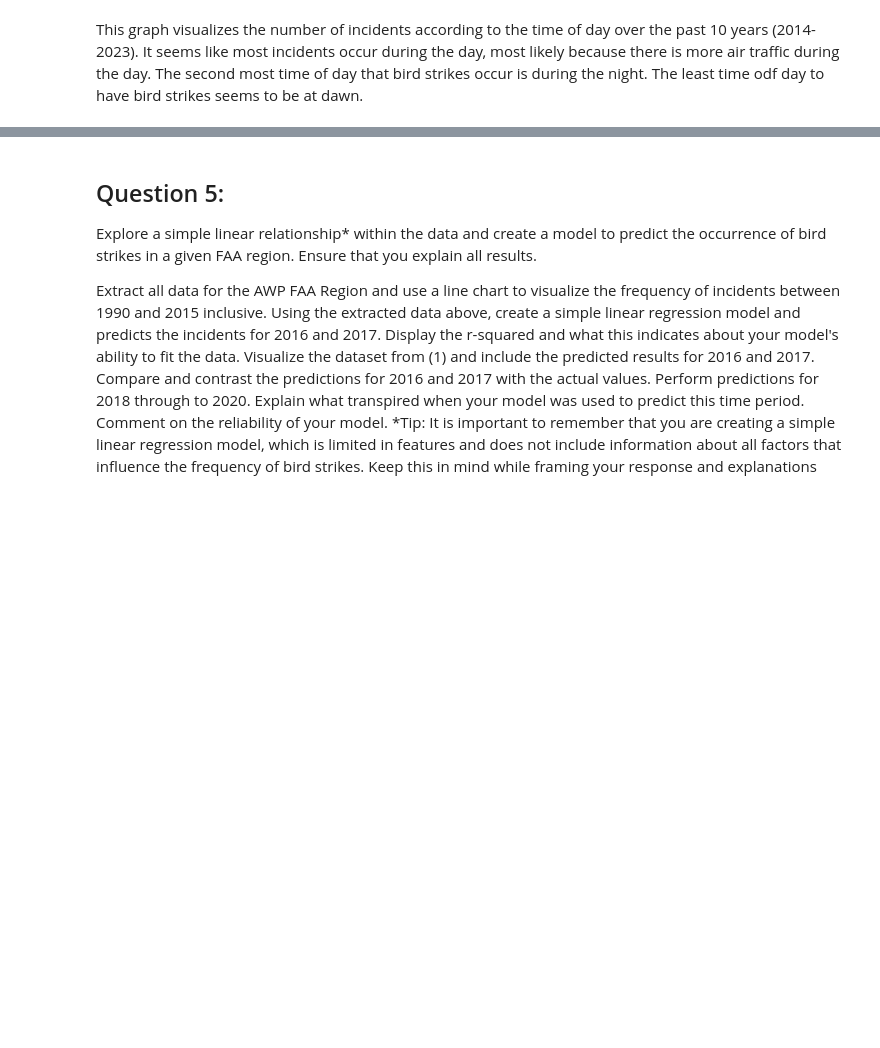
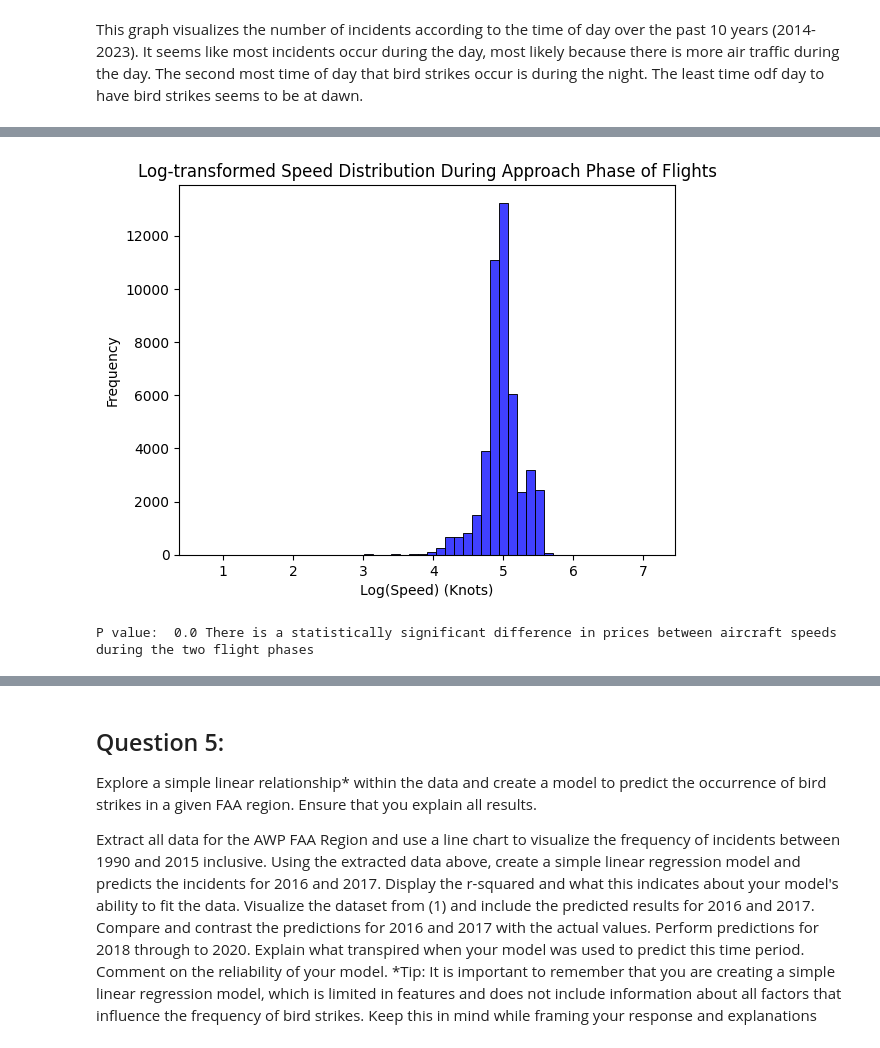
Before and after one commit to Halfgear/DS3000-Group-Project-2, a Jupyter notebook: DS3000.Practicum.2.ipynb, the cells around one changed output, grey strips where cells are left out. Saved outputs shown, nothing was run; the diff lists cells and outputs as text; code cells hidden in the pictures; blank space fills up the shorter version.

```diff
--- a/DS3000.Practicum.2.ipynb
+++ b/DS3000.Practicum.2.ipynb
@@ -312,0 +458,24 @@ Visualize the data, state the hypothesis and explain if it is statistically sign
+# %%
+log_approach_speeds = np.log1p(approach_speeds)
+
+# Histogram for Approach Phase with Log-transformed data
+sns.histplot(log_approach_speeds, bins=50, color='blue')
+plt.title('Log-transformed Speed Distribution During Approach Phase of Flights')
+plt.xlabel('Log(Speed) (Knots)')
+plt.ylabel('Frequency')
+plt.show()
+# %% [output]
+[figure, added]
+# %%
+#Performing a 2 sample t-test and evaluate if there is a statistical difference between the speed during these two flight phases.
+from scipy.stats import ttest_ind
+
+t, p_value = stats.ttest_ind(log_approach_speeds, landing_roll_speeds)
+
+alpha = 0.05
+if p_value < alpha:
+    print('P value: ', p_value, 'There is a statistically significant difference in prices between aircraft speeds during the two flight phases')
+else:
+    print('P value: ', p_value, 'There is NO statistically significant difference in prices between aircraft speeds during the two flight phases.')
+# %% [output]
+P value:  0.0 There is a statistically significant difference in prices between aircraft speeds during the two flight phases
```
Also changed, not shown: parts of 25 cells of this notebook, 3 other files.
